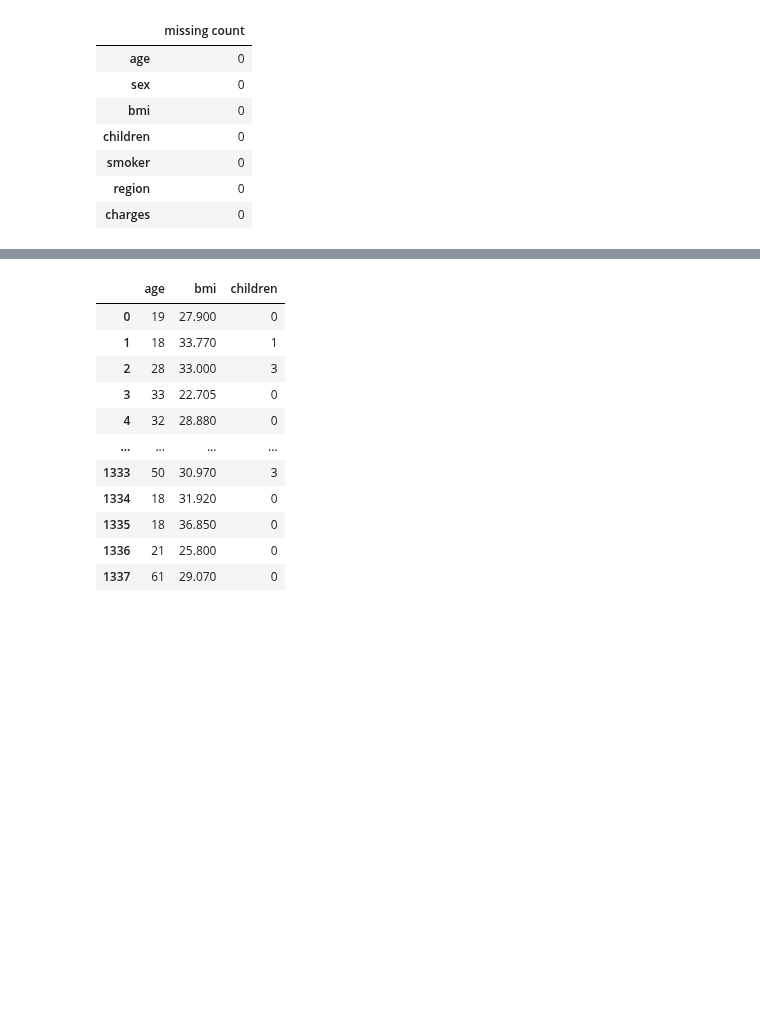
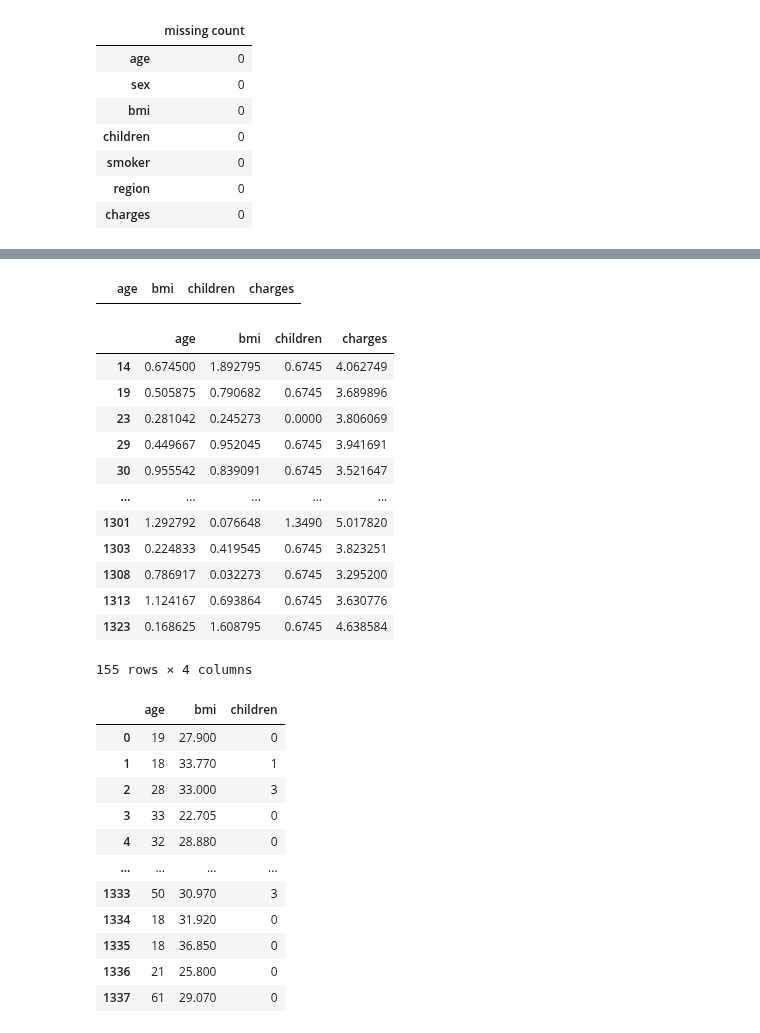
Before and after one commit to ashen007/MedicalCostPrediction-insurance_fraudDetection, a Jupyter notebook: medical cost predict.ipynb, the cells around one changed output, grey strips where cells are left out. Drawn from its saved outputs; the diff is of its cells as text; code cells hidden in the pictures; blank space fills up the shorter version.

```diff
--- a/medical cost predict.ipynb
+++ b/medical cost predict.ipynb
@@ -33,3 +65,25 @@ by_feature
+# %%
+# children outliers
+outliers[outliers['children']>=3]
+# %% [output]
+|  | age | bmi | children | charges |
+# %%
+# charges outliers
+outliers[outliers['charges']>=3]
+# %% [output]
+|  | age | bmi | children | charges |
+| 14 | 0.674500 | 1.892795 | 0.6745 | 4.062749 |
+| 19 | 0.505875 | 0.790682 | 0.6745 | 3.689896 |
+| 23 | 0.281042 | 0.245273 | 0.0000 | 3.806069 |
+| 29 | 0.449667 | 0.952045 | 0.6745 | 3.941691 |
+| 30 | 0.955542 | 0.839091 | 0.6745 | 3.521647 |
+| ... | ... | ... | ... | ... |
+| 1301 | 1.292792 | 0.076648 | 1.3490 | 5.017820 |
+| 1303 | 0.224833 | 0.419545 | 0.6745 | 3.823251 |
+| 1308 | 0.786917 | 0.032273 | 0.6745 | 3.295200 |
+| 1313 | 1.124167 | 0.693864 | 0.6745 | 3.630776 |
+| 1323 | 0.168625 | 1.608795 | 0.6745 | 4.638584 |
+155 rows × 4 columns
 # %%
 target = data['charges']
 data = data.drop(labels='charges',axis=1)
```
Also changed, not shown: parts of 5 cells of this notebook.
